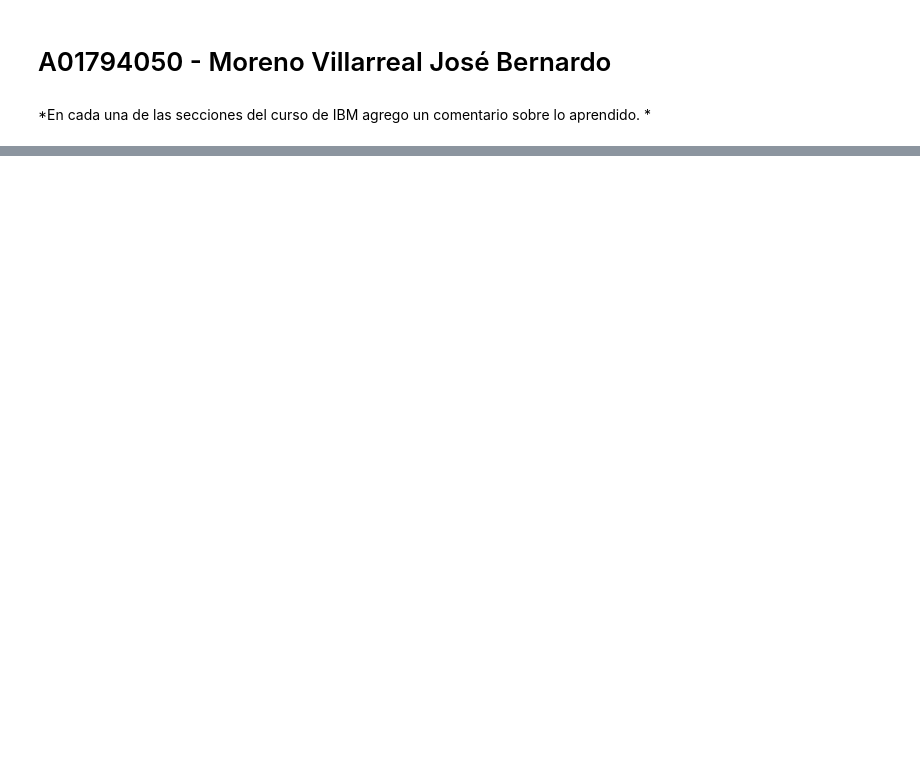
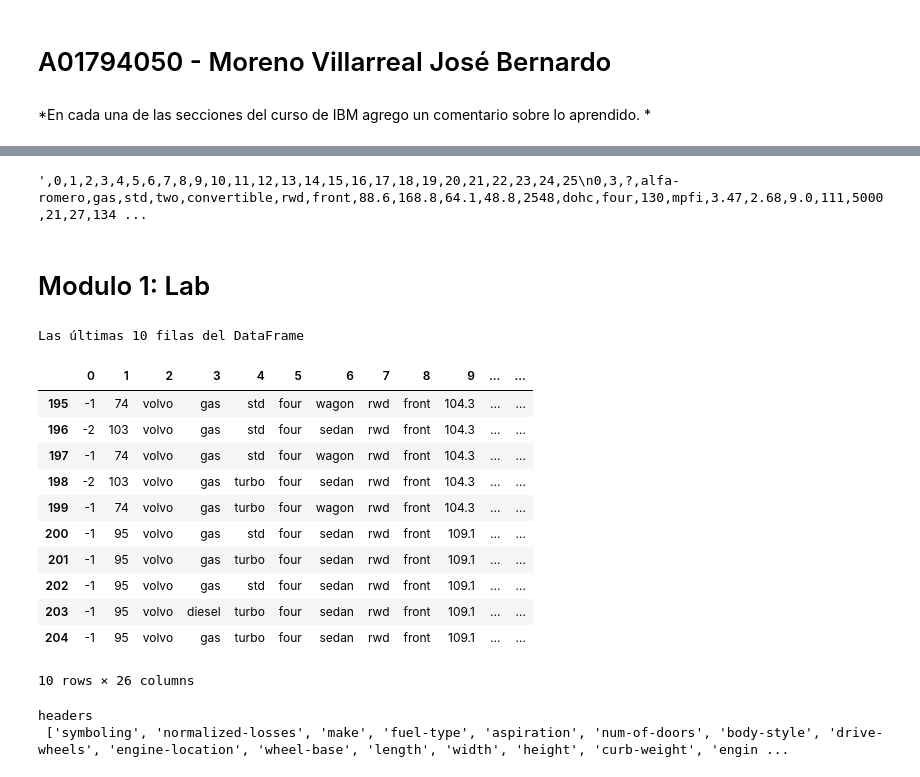
Before and after one commit to PosgradoMNA/actividades-de-aprendizaje-Jose-Bernardo-Moreno-Villarreal, a Jupyter notebook: Semana_4_IBM.ipynb, the cells around one changed output, grey strips where cells are left out. Cells and saved outputs as stored; diff of their text form; code cells hidden in the pictures; blank space fills up the shorter version.

```diff
--- a/Semana_4_IBM.ipynb
+++ b/Semana_4_IBM.ipynb
@@ -581,0 +62,6 @@ Un API (Application Program Interfaces) permite dos piezas de software interactu
+# %%
+df.to_csv()
+# %% [output]
+',0,1,2,3,4,5,6,7,8,9,10,11,12,13,14,15,16,17,18,19,20,21,22,23,24,25\n0,3,?,alfa-romero,gas,std,two,convertible,rwd,front,88.6,168.8,64.1,48.8,2548,dohc,four,130,mpfi,3.47,2.68,9.0,111,5000,21,27,134 ...
+# %% [markdown]
+# Modulo 1: Lab
@@ -581,0 +71,27 @@ Un API (Application Program Interfaces) permite dos piezas de software interactu
+# %%
+print("Las últimas 10 filas del DataFrame\n")
+df.tail(10)
+# %% [output]
+Las últimas 10 filas del DataFrame
+|  | 0 | 1 | 2 | 3 | 4 | 5 | 6 | 7 | 8 | 9 | ... | ... |
+| 195 | -1 | 74 | volvo | gas | std | four | wagon | rwd | front | 104.3 | ... | ... |
+| 196 | -2 | 103 | volvo | gas | std | four | sedan | rwd | front | 104.3 | ... | ... |
+| 197 | -1 | 74 | volvo | gas | std | four | wagon | rwd | front | 104.3 | ... | ... |
+| 198 | -2 | 103 | volvo | gas | turbo | four | sedan | rwd | front | 104.3 | ... | ... |
+| 199 | -1 | 74 | volvo | gas | turbo | four | wagon | rwd | front | 104.3 | ... | ... |
+| 200 | -1 | 95 | volvo | gas | std | four | sedan | rwd | front | 109.1 | ... | ... |
+| 201 | -1 | 95 | volvo | gas | turbo | four | sedan | rwd | front | 109.1 | ... | ... |
+| 202 | -1 | 95 | volvo | gas | std | four | sedan | rwd | front | 109.1 | ... | ... |
+| 203 | -1 | 95 | volvo | diesel | turbo | four | sedan | rwd | front | 109.1 | ... | ... |
+| 204 | -1 | 95 | volvo | gas | turbo | four | sedan | rwd | front | 109.1 | ... | ... |
+10 rows × 26 columns
+# %%
+#Agregar encabezado
+headers = ["symboling","normalized-losses","make","fuel-type","aspiration", "num-of-doors","body-style",
+         "drive-wheels","engine-location","wheel-base", "length","width","height","curb-weight","engine-type",
+         "num-of-cylinders", "engine-size","fuel-system","bore","stroke","compression-ratio","horsepower",
+         "peak-rpm","city-mpg","highway-mpg","price"]
+print("headers\n", headers)
+# %% [output]
+headers
+ ['symboling', 'normalized-losses', 'make', 'fuel-type', 'aspiration', 'num-of-doors', 'body-style', 'drive-wheels', 'engine-location', 'wheel-base', 'length', 'width', 'height', 'curb-weight', 'engin ...
```
Also changed, not shown: parts of 125 cells of this notebook.
